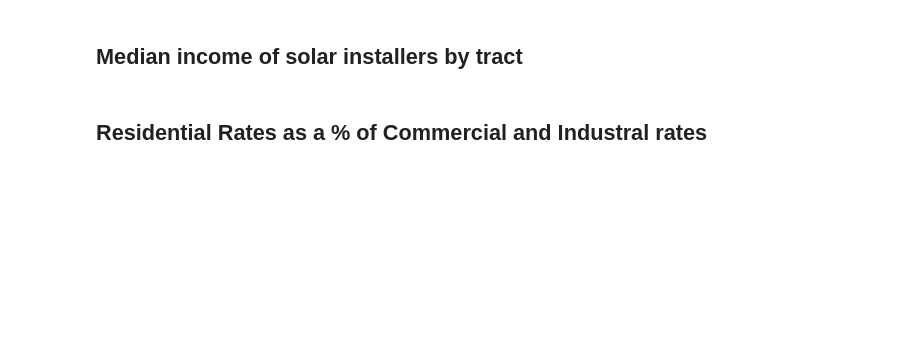
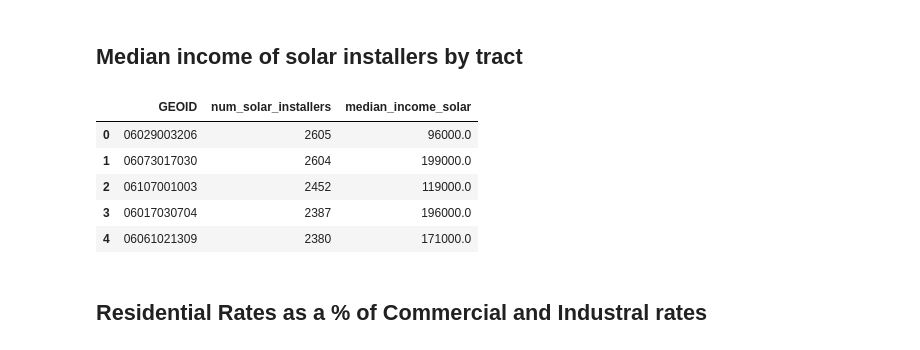
Before and after one commit to Energy-Equity-Project/EEP_Data_Pipeline, a Jupyter notebook: clean_preprocess.ipynb, the cells around one changed output. Drawn from its saved outputs; the diff is of its cells as text; code cells hidden in the pictures; blank space fills up the shorter version.

Commit message:
median income solar installers in USD instead of 1000s of USD

```diff
--- a/clean_preprocess.ipynb
+++ b/clean_preprocess.ipynb
@@ -339,19 +408,26 @@ community_power
 # %%
 solar_installers = pd.read_csv("data/energy/Median income of solar installers by tract.csv", dtype = {"CensusTract": str, "n": int, "median_income": float})
 solar_installers.columns = ["GEOID", "num_solar_installers", "median_income_solar"]
 
 # Make sure all tract numbers are 11 digits long pad with zeros accordingly
 solar_installers["GEOID"] = np.where(
    solar_installers["GEOID"].str.len() == 10,
    "0" + solar_installers["GEOID"],
    solar_installers["GEOID"]
 )
 
-solar_installers["median_income_solar"] = solar_installers["median_income_solar"] * 100
+solar_installers["median_income_solar"] = solar_installers["median_income_solar"] * 1000
 
 # Write file out
 solar_installers.to_csv("clean_data/energy/median_income_solar_installer.csv", index = False)
 solar_installers.head()
+# %% [output]
+|  | GEOID | num_solar_installers | median_income_solar |
+| 0 | 06029003206 | 2605 | 96000.0 |
+| 1 | 06073017030 | 2604 | 199000.0 |
+| 2 | 06107001003 | 2452 | 119000.0 |
+| 3 | 06017030704 | 2387 | 196000.0 |
+| 4 | 06061021309 | 2380 | 171000.0 |
 # %% [markdown]
 ## Residential Rates as a % of Commercial and Industral rates
 # %%
```
Also changed, not shown: parts of 9 cells of this notebook.
